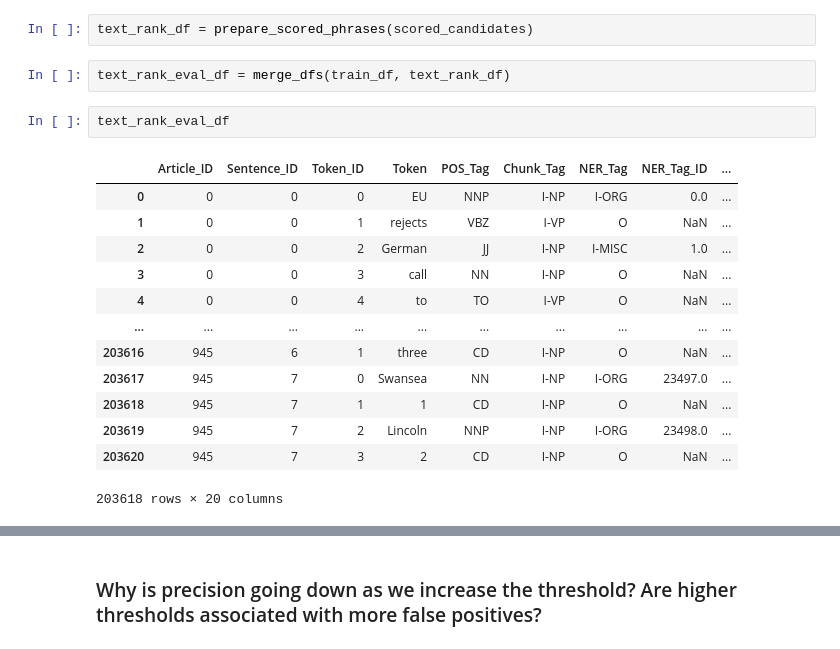
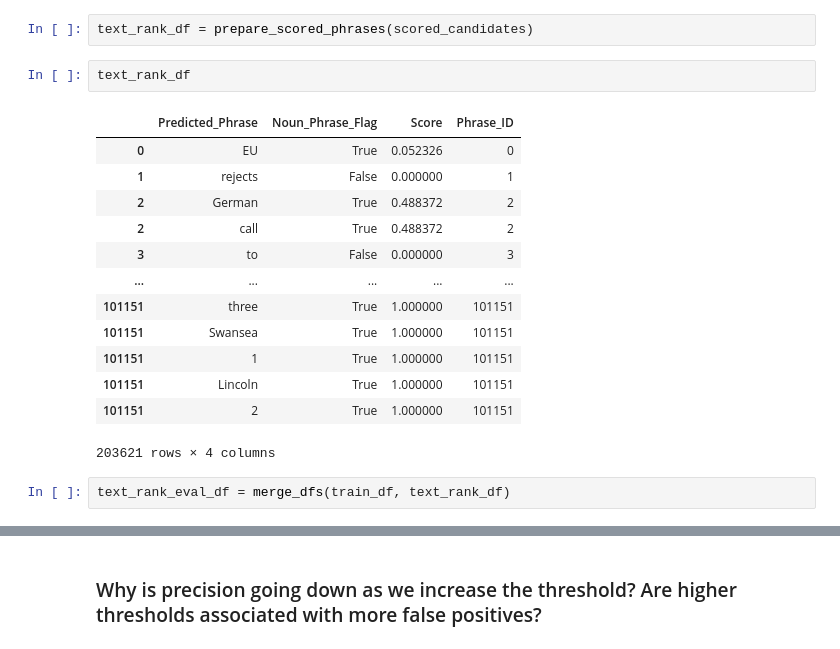
Before and after one commit to ToddMorrill/knowledge-graphs, a Jupyter notebook: kg/ner/NER_Noun_Phrases.ipynb, the cells around one changed output, grey strips where cells are left out. Drawn from its saved outputs; the diff is of its cells as text.

```diff
--- a/kg/ner/NER_Noun_Phrases.ipynb
+++ b/kg/ner/NER_Noun_Phrases.ipynb
@@ -304,21 +282,21 @@ len(scored_candidates)
 101152
 # %%
 text_rank_df = prepare_scored_phrases(scored_candidates)
+# %%
+text_rank_df
+# %% [output]
+|  | Predicted_Phrase | Noun_Phrase_Flag | Score | Phrase_ID |
+| 0 | EU | True | 0.052326 | 0 |
+| 1 | rejects | False | 0.000000 | 1 |
+| 2 | German | True | 0.488372 | 2 |
+| 2 | call | True | 0.488372 | 2 |
+| 3 | to | False | 0.000000 | 3 |
+| ... | ... | ... | ... | ... |
+| 101151 | three | True | 1.000000 | 101151 |
+| 101151 | Swansea | True | 1.000000 | 101151 |
+| 101151 | 1 | True | 1.000000 | 101151 |
+| 101151 | Lincoln | True | 1.000000 | 101151 |
+| 101151 | 2 | True | 1.000000 | 101151 |
+203621 rows × 4 columns
 # %%
 text_rank_eval_df = merge_dfs(train_df, text_rank_df)
-# %%
-text_rank_eval_df
-# %% [output]
-|  | Article_ID | Sentence_ID | Token_ID | Token | POS_Tag | Chunk_Tag | NER_Tag | NER_Tag_ID | ... |
-| 0 | 0 | 0 | 0 | EU | NNP | I-NP | I-ORG | 0.0 | ... |
-| 1 | 0 | 0 | 1 | rejects | VBZ | I-VP | O | NaN | ... |
-| 2 | 0 | 0 | 2 | German | JJ | I-NP | I-MISC | 1.0 | ... |
-| 3 | 0 | 0 | 3 | call | NN | I-NP | O | NaN | ... |
-| 4 | 0 | 0 | 4 | to | TO | I-VP | O | NaN | ... |
-| ... | ... | ... | ... | ... | ... | ... | ... | ... | ... |
-| 203616 | 945 | 6 | 1 | three | CD | I-NP | O | NaN | ... |
-| 203617 | 945 | 7 | 0 | Swansea | NN | I-NP | I-ORG | 23497.0 | ... |
-| 203618 | 945 | 7 | 1 | 1 | CD | I-NP | O | NaN | ... |
-| 203619 | 945 | 7 | 2 | Lincoln | NNP | I-NP | I-ORG | 23498.0 | ... |
-| 203620 | 945 | 7 | 3 | 2 | CD | I-NP | O | NaN | ... |
-203618 rows × 20 columns
```
Also changed, not shown: parts of 31 cells of this notebook, 1 other file.
